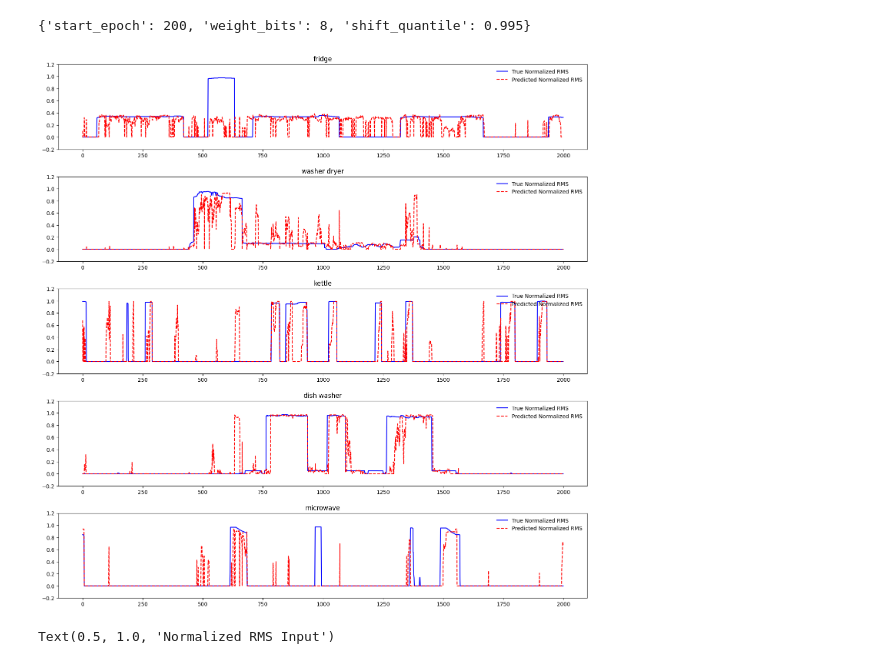
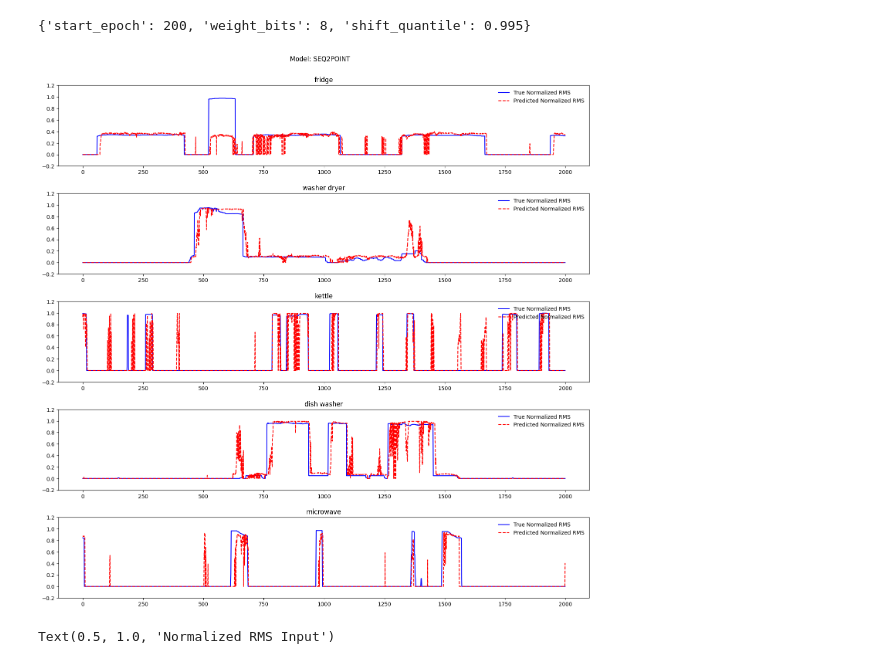
Before and after one commit to MarielTinaco/ai8x-training, a Jupyter notebook: notebooks/NILM_Evaluation.ipynb, the cells around one changed output. Cells and saved outputs as stored; diff of their text form; code cells hidden in the pictures.

Commit message:
Update: Add Seq2point to available models

```diff
--- a/notebooks/NILM_Evaluation.ipynb
+++ b/notebooks/NILM_Evaluation.ipynb
@@ -75,3 +72,11 @@ TRAINING_DIR = Path.cwd().parent
+# %%
+TRAINING_DIR = Path.cwd().parent
+MODEL = NilmModel.SEQ2POINT
+
+if MODEL == NilmModel.AUTOENCODER:
+        CHECKPOINT = Path.cwd().parent / "logs" / "2024.05.15-011246"
+elif MODEL == NilmModel.SEQ2POINT:
+        CHECKPOINT = Path.cwd().parent / "logs" / "2024.05.21-170228"
 # %%
 device = torch.device("cuda" if torch.cuda.is_available() else "cpu")
 data_dir = "../data"
@@ -176,17 +177,34 @@ saved_pred_rms = []
 
 model.eval()
 
-for inp in saved_input:
-        with torch.no_grad():
-                inp = inp.to(device)
-                state_logits, rms_logits = model(inp)
+if MODEL == NilmModel.SEQ2POINT:
+        for inp in saved_input:
+                with torch.no_grad():
+                        inp = inp.to(device)
+                        combined_logits = model(inp)
+                        B = combined_logits.size(0)
 
-                prob, pred_state = torch.max(softmax(state_logits), 1)
-                saved_pred_states.append(pred_state)
+                        state_logits, rms_logits = combined_logits[:,:2*5].reshape(B, 2, -1), \
+                                                   combined_logits[:,2*5:].reshape(B, 5, -1)
 
-                pred_rms_q = torch.clamp(rms_logits, min=0, max=1)
-                pred_rms = pred_rms_q[:,2]
-                saved_pred_rms.append(pred_rms)
+                        prob, pred_state = torch.max(softmax(state_logits), 1)
+                        saved_pred_states.append(pred_state)
+
+                        pred_rms_q = torch.clamp(rms_logits, min=0, max=1)
+                        pred_rms = pred_rms_q[:,2]
+                        saved_pred_rms.append(pred_rms)
+else:
+        for inp in saved_input:
+                with torch.no_grad():
+                        inp = inp.to(device)
+                        state_logits, rms_logits = model(inp)
+
+                        prob, pred_state = torch.max(softmax(state_logits), 1)
+                        saved_pred_states.append(pred_state)
+
+                        pred_rms_q = torch.clamp(rms_logits, min=0, max=1)
+                        pred_rms = pred_rms_q[:,2]
+                        saved_pred_rms.append(pred_rms)
 # %%
 stacked_pred_states = np.vstack([saved_pred_state.cpu().numpy() for saved_pred_state in saved_pred_states])
 stacked_pred_rms = np.vstack([saved_pred_rms_.cpu().numpy() for saved_pred_rms_ in saved_pred_rms])
@@ -198,16 +216,17 @@ stacked_pred_rms = np.vstack([saved_pred_rms_.cpu().numpy() for saved_pred_rms_
 #     app_axes[i].set_ylim([-0.2, 1.2])
 # %%
 app_fig, app_axes = plt.subplots(5, figsize=(15, 15))
+app_fig.suptitle(f'Model: {MODEL.name}')
 
 app_fig.tight_layout(pad=3)
 for i in range(5):
     app_axes[i].plot(stacked_states[:,i]*stacked_rms[:,i], 'b', label='True Normalized RMS')
     app_axes[i].plot(stacked_pred_states[:,i]*stacked_pred_rms[:,i], '--r', label='Predicted Normalized RMS')
     app_axes[i].set_ylim([-0.2, 1.2])
     app_axes[i].legend(loc='upper right', frameon=False)
     app_axes[i].set_title(classes[i])
 # %% [output]
-[figure, old version]
+[figure, new version]
 # %%
 plt.figure(figsize=(15, 5))
 plt.plot(raw_input)
```
Also changed, not shown: parts of 4 cells of this notebook.
